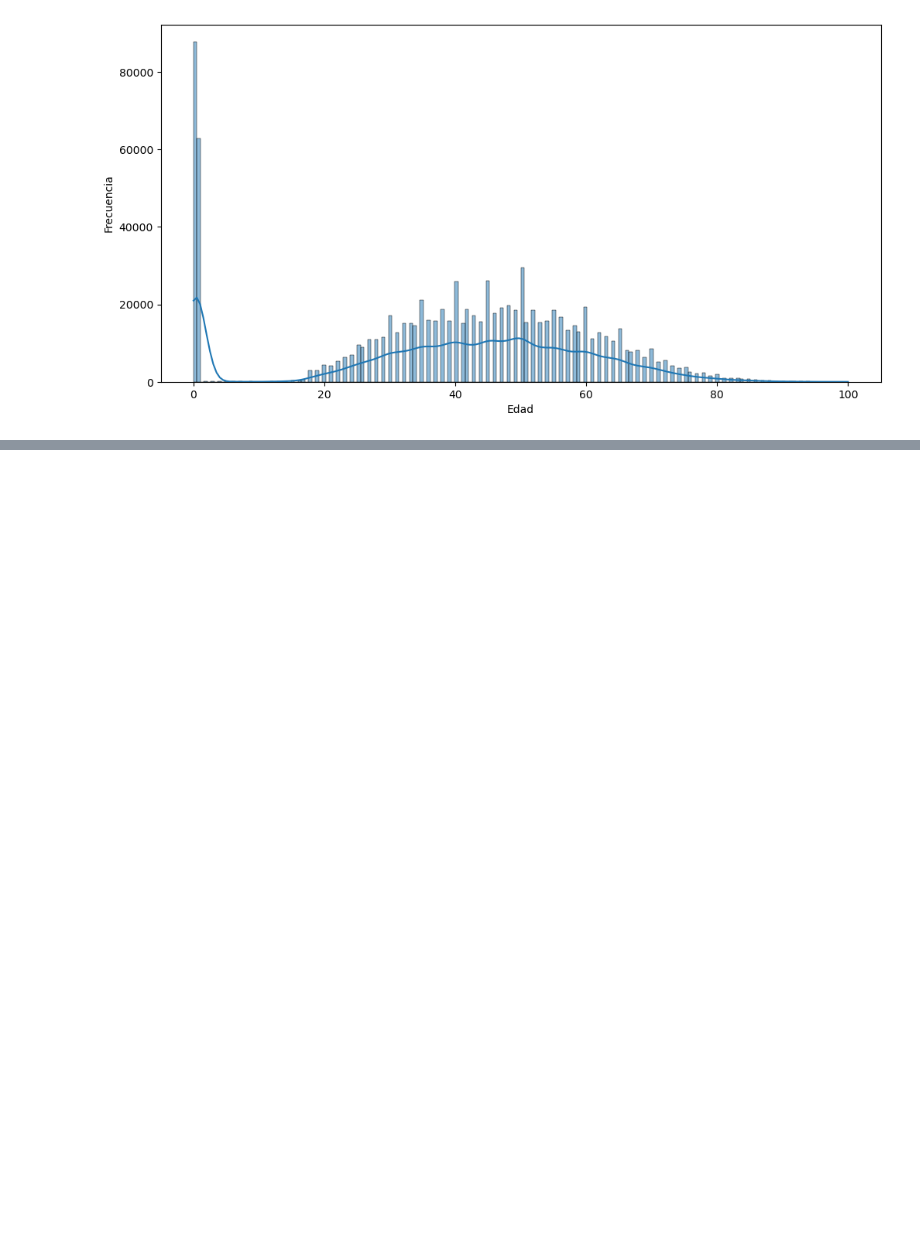
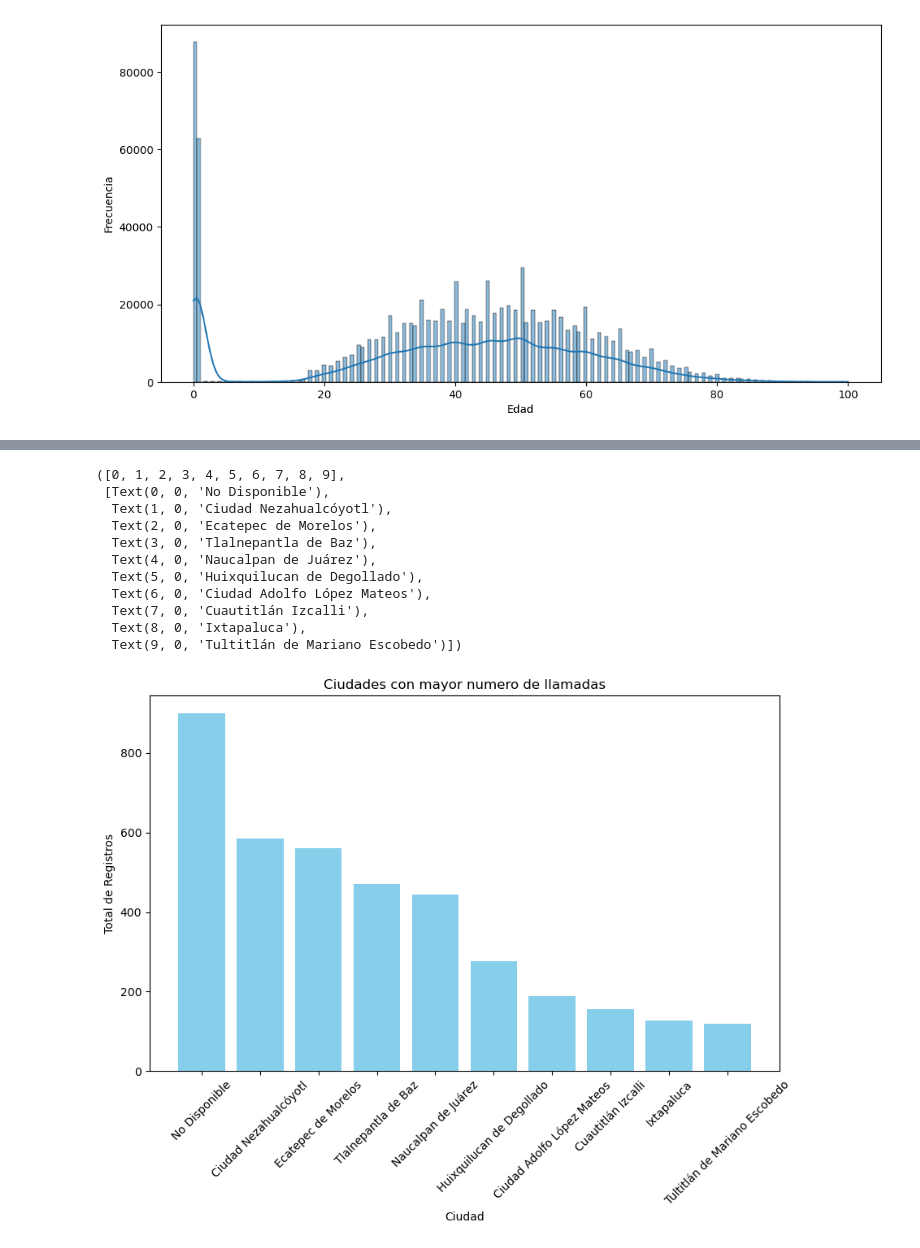
Before and after one commit to Madris1402/Analisis_de_Macrodatos_2025-I, a Jupyter notebook: Clases/S07_SparkSQL.ipynb, the cells around one changed output, grey strips where cells are left out. Drawn from its saved outputs; the diff is of its cells as text; code cells hidden in the pictures; blank space fills up the shorter version.

```diff
--- a/Clases/S07_SparkSQL.ipynb
+++ b/Clases/S07_SparkSQL.ipynb
@@ -187,0 +383,35 @@ plt.show()
+# %%
+#Generar un Pandas
+
+sqlstr = """
+select coalesce(nullif(trim(s.d_ciudad), ''), 'No Disponible') as ciudad, count(*) nr
+from locatel l
+left join sepomex s
+on(l.d_codigo = s.d_codigo)
+where s.d_estado not in("Ciudad de México")
+group by ciudad
+order by nr desc, ciudad
+limit 10
+"""
+
+df_pandas = spark.sql(sqlstr).toPandas()
+
+plt.figure(figsize = (10, 6))
+plt.bar(df_pandas['ciudad'], df_pandas['nr'], color = 'skyblue')
+plt.xlabel('Ciudad')
+plt.ylabel('Total de Registros')
+plt.title('Ciudades con mayor numero de llamadas')
+plt.xticks(rotation = 45)
+# %% [output]
+([0, 1, 2, 3, 4, 5, 6, 7, 8, 9],
+ [Text(0, 0, 'No Disponible'),
+  Text(1, 0, 'Ciudad Nezahualcóyotl'),
+  Text(2, 0, 'Ecatepec de Morelos'),
+  Text(3, 0, 'Tlalnepantla de Baz'),
+  Text(4, 0, 'Naucalpan de Juárez'),
+  Text(5, 0, 'Huixquilucan de Degollado'),
+  Text(6, 0, 'Ciudad Adolfo López Mateos'),
+  Text(7, 0, 'Cuautitlán Izcalli'),
+  Text(8, 0, 'Ixtapaluca'),
+  Text(9, 0, 'Tultitlán de Mariano Escobedo')])
+[figure, added]
```
Also changed, not shown: parts of 24 cells of this notebook.
